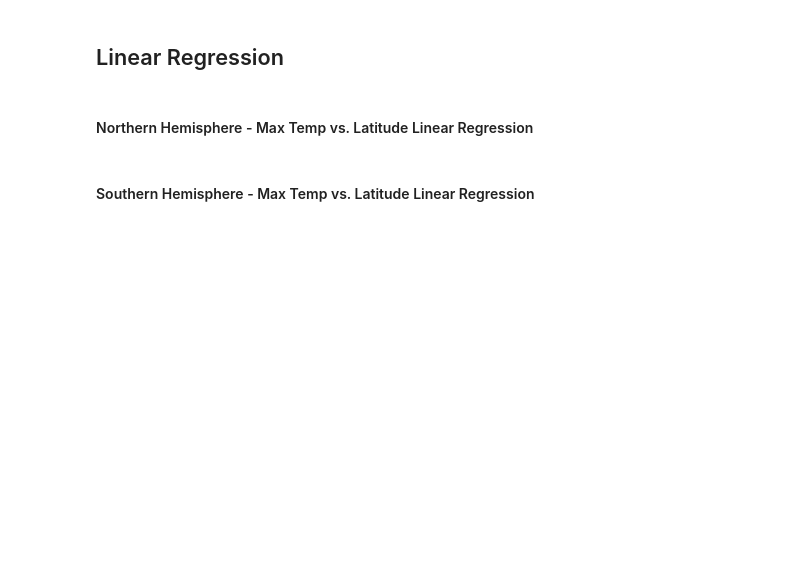
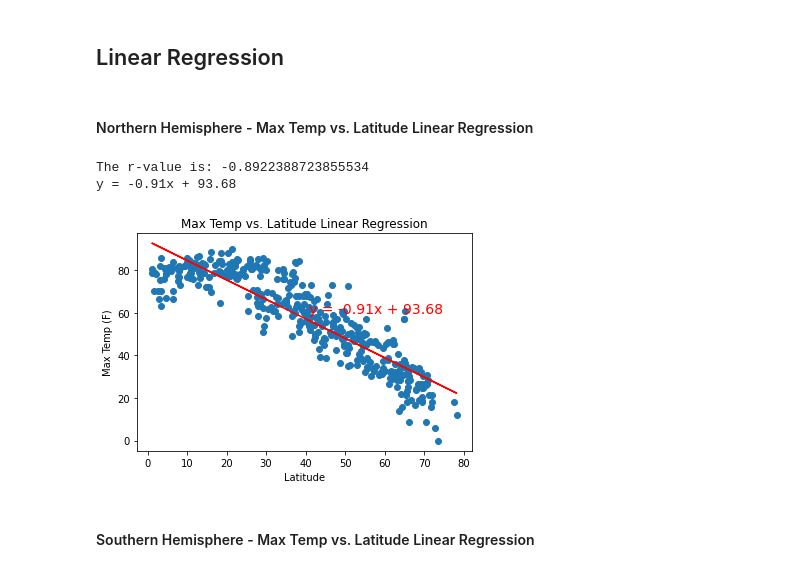
Before and after one commit to Kamerondee/python-api-challenge, a Jupyter notebook: WeatherPy/WeatherPy.ipynb, the cells around one changed output. Saved outputs shown, nothing was run; the diff lists cells and outputs as text; code cells hidden in the pictures; blank space fills up the shorter version.

```diff
--- a/WeatherPy/WeatherPy.ipynb
+++ b/WeatherPy/WeatherPy.ipynb
@@ -215,7 +263,42 @@ plt.show
 # Create Northern and Southern Hemisphere DataFrames
 north_hemi = weather_df.loc[weather_df["Lat"] >=0]
 south_hemi = weather_df.loc[weather_df["Lat"] < 0]
+# %%
+def linear_reg(x_values, y_values):
+    (slope, intercept, rvalue, pvalue, stderr) = linregress(x_values, y_values)
+
+    regress_values = x_values * slope + intercept
+
+    line_eq = "y = " + str(round(slope,2)) + "x + " + str(round(intercept,2))
+
+    plt.scatter(x_values, y_values)
+
+    plt.plot(x_values, regress_values,"r-")
+
+    plt.annotate(line_eq,(x_values.median(),y_values.median()), fontsize=14, color="red")
+
+    print(f"The r-value is: {rvalue}")
+
+    return line_eq
 # %% [markdown]
 ####  Northern Hemisphere - Max Temp vs. Latitude Linear Regression
+# %%
+x_values = north_hemi["Lat"]
+
+y_values = north_hemi["Max Temp"]
+
+plt.title("Max Temp vs. Latitude Linear Regression")
+
+plt.ylabel("Max Temp (F)")
+
+plt.xlabel("Latitude")
+
+plt.show
+
+print(linear_reg(x_values, y_values))
+# %% [output]
+The r-value is: -0.8922388723855534
+y = -0.91x + 93.68
+[figure, added]
 # %% [markdown]
 ####  Southern Hemisphere - Max Temp vs. Latitude Linear Regression
```
Also changed, not shown: parts of 16 cells of this notebook, 5 other files.
